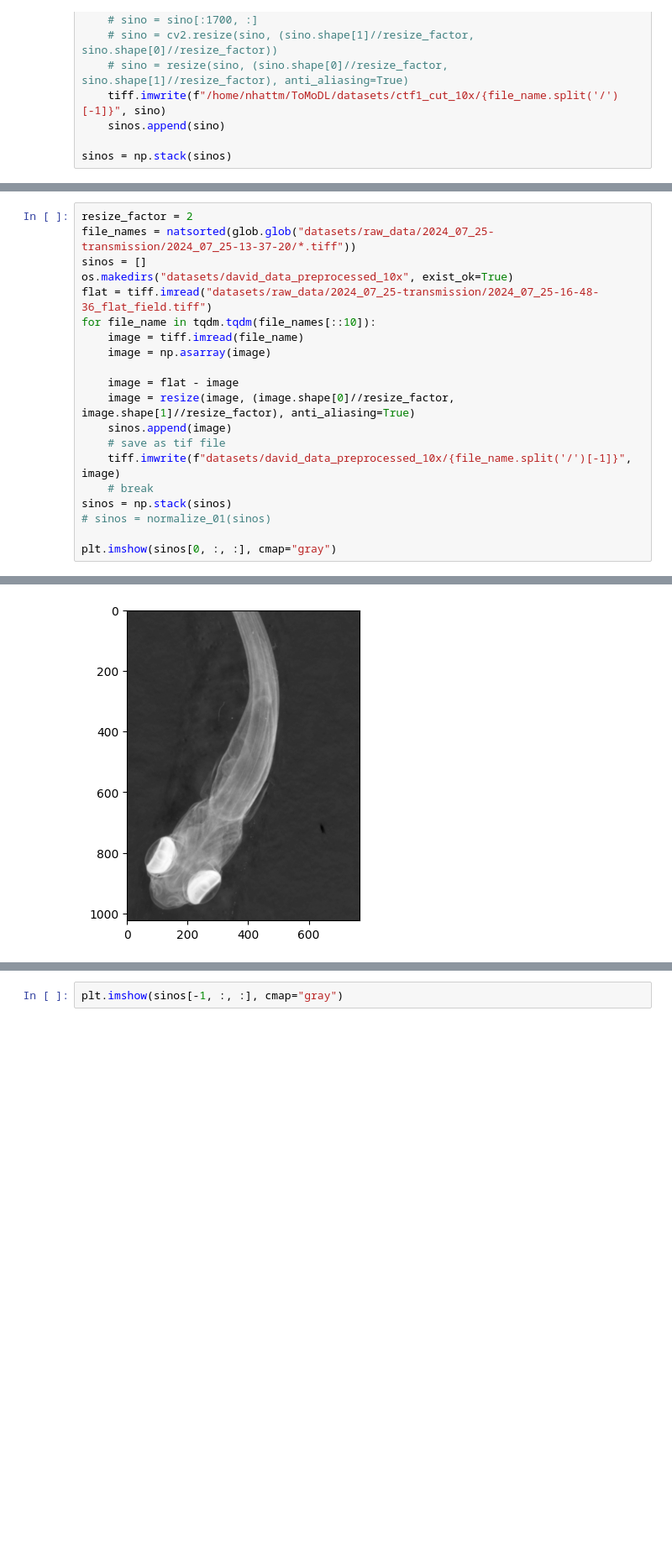
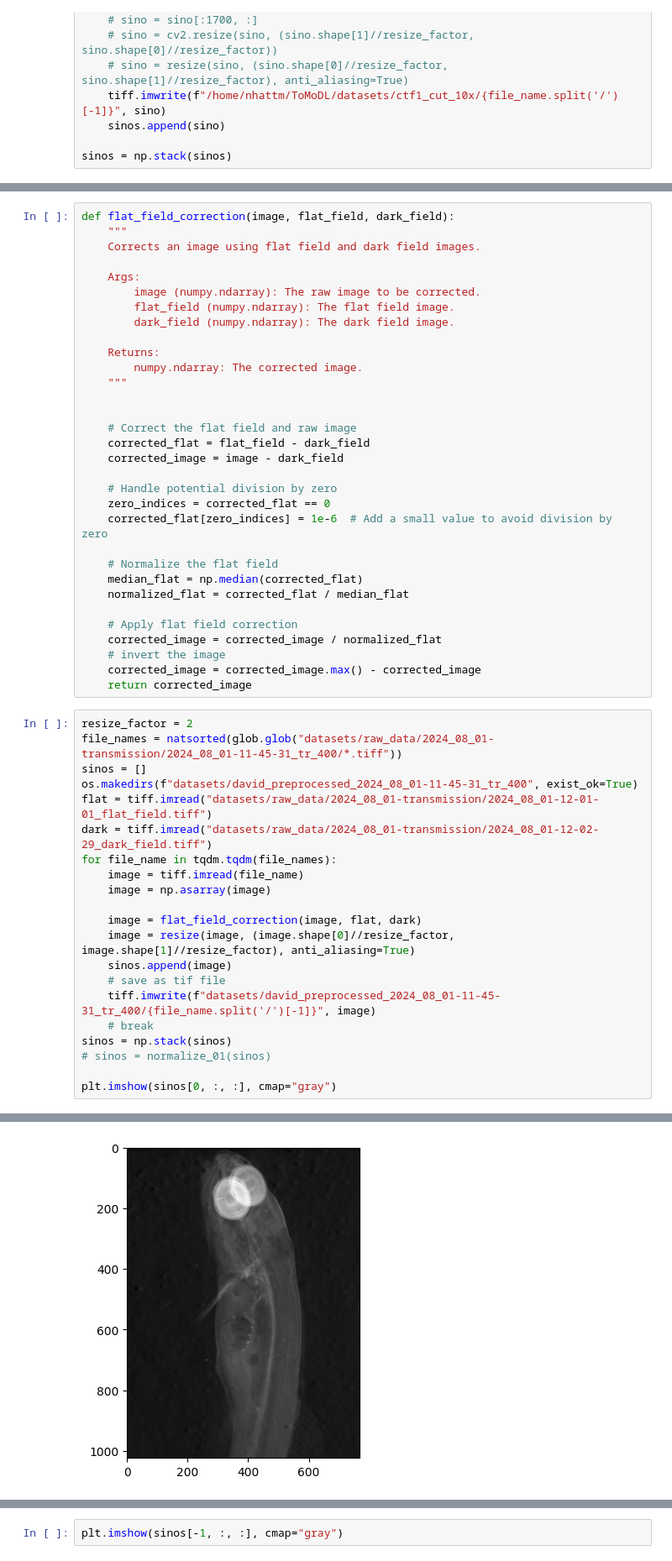
Before and after one commit to obandomarcos/ToMoDL, a Jupyter notebook: test_tomopy.ipynb, the cells around one changed output, grey strips where cells are left out. Shown at 84% size. Cells and saved outputs as stored; diff of their text form; blank space fills up the shorter version.

```diff
--- a/test_tomopy.ipynb
+++ b/test_tomopy.ipynb
@@ -379,23 +273,56 @@ sinos = np.stack(sinos)
+# %%
+def flat_field_correction(image, flat_field, dark_field):
+    """
+    Corrects an image using flat field and dark field images.
+
+    Args:
+        image (numpy.ndarray): The raw image to be corrected.
+        flat_field (numpy.ndarray): The flat field image.
+        dark_field (numpy.ndarray): The dark field image.
+
+    Returns:
+        numpy.ndarray: The corrected image.
+    """
+
+
+    # Correct the flat field and raw image
+    corrected_flat = flat_field - dark_field
+    corrected_image = image - dark_field
+
+    # Handle potential division by zero
+    zero_indices = corrected_flat == 0
+    corrected_flat[zero_indices] = 1e-6  # Add a small value to avoid division by zero
+
+    # Normalize the flat field
+    median_flat = np.median(corrected_flat)
+    normalized_flat = corrected_flat / median_flat
+
+    # Apply flat field correction
+    corrected_image = corrected_image / normalized_flat
+    # invert the image
+    corrected_image = corrected_image.max() - corrected_image
+    return corrected_image
 # %%
 resize_factor = 2
-file_names = natsorted(glob.glob("datasets/raw_data/2024_07_25-transmission/2024_07_25-13-37-20/*.tiff"))
+file_names = natsorted(glob.glob("datasets/raw_data/2024_08_01-transmission/2024_08_01-11-45-31_tr_400/*.tiff"))
 sinos = []
-os.makedirs("datasets/david_data_preprocessed_10x", exist_ok=True)
-flat = tiff.imread("datasets/raw_data/2024_07_25-transmission/2024_07_25-16-48-36_flat_field.tiff")
-for file_name in tqdm.tqdm(file_names[::10]):
+os.makedirs(f"datasets/david_preprocessed_2024_08_01-11-45-31_tr_400", exist_ok=True)
+flat = tiff.imread("datasets/raw_data/2024_08_01-transmission/2024_08_01-12-01-01_flat_field.tiff")
+dark = tiff.imread("datasets/raw_data/2024_08_01-transmission/2024_08_01-12-02-29_dark_field.tiff")
+for file_name in tqdm.tqdm(file_names):
     image = tiff.imread(file_name)
     image = np.asarray(image)
 
-    image = flat - image
+    image = flat_field_correction(image, flat, dark)
     image = resize(image, (image.shape[0]//resize_factor, image.shape[1]//resize_factor), anti_aliasing=True)
     sinos.append(image)
     # save as tif file
-    tiff.imwrite(f"datasets/david_data_preprocessed_10x/{file_name.split('/')[-1]}", image)
+    tiff.imwrite(f"datasets/david_preprocessed_2024_08_01-11-45-31_tr_400/{file_name.split('/')[-1]}", image)
     # break
 sinos = np.stack(sinos)
 # sinos = normalize_01(sinos)
 
 plt.imshow(sinos[0, :, :], cmap="gray")
 # %% [output]
 <matplotlib.image.AxesImage at 0x...>
-[figure, old version]
+[figure, new version]
```
Also changed, not shown: parts of 19 cells of this notebook, 1 other file.
